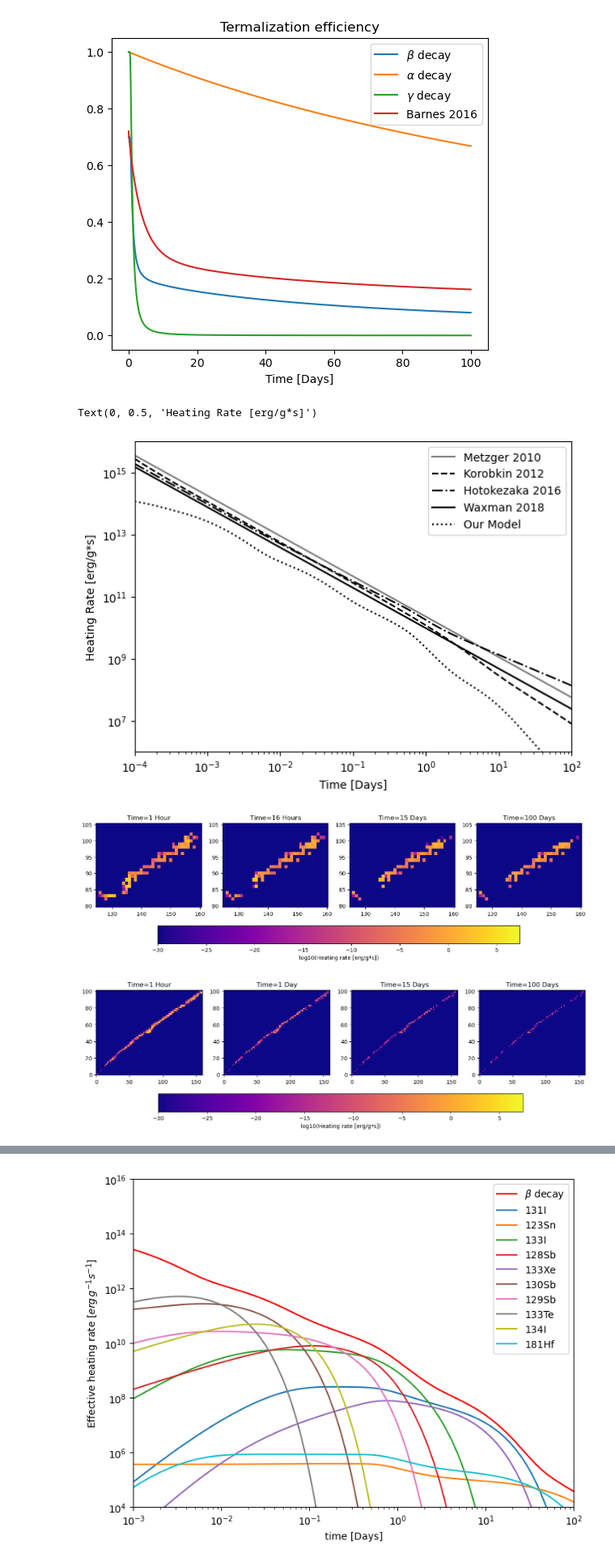
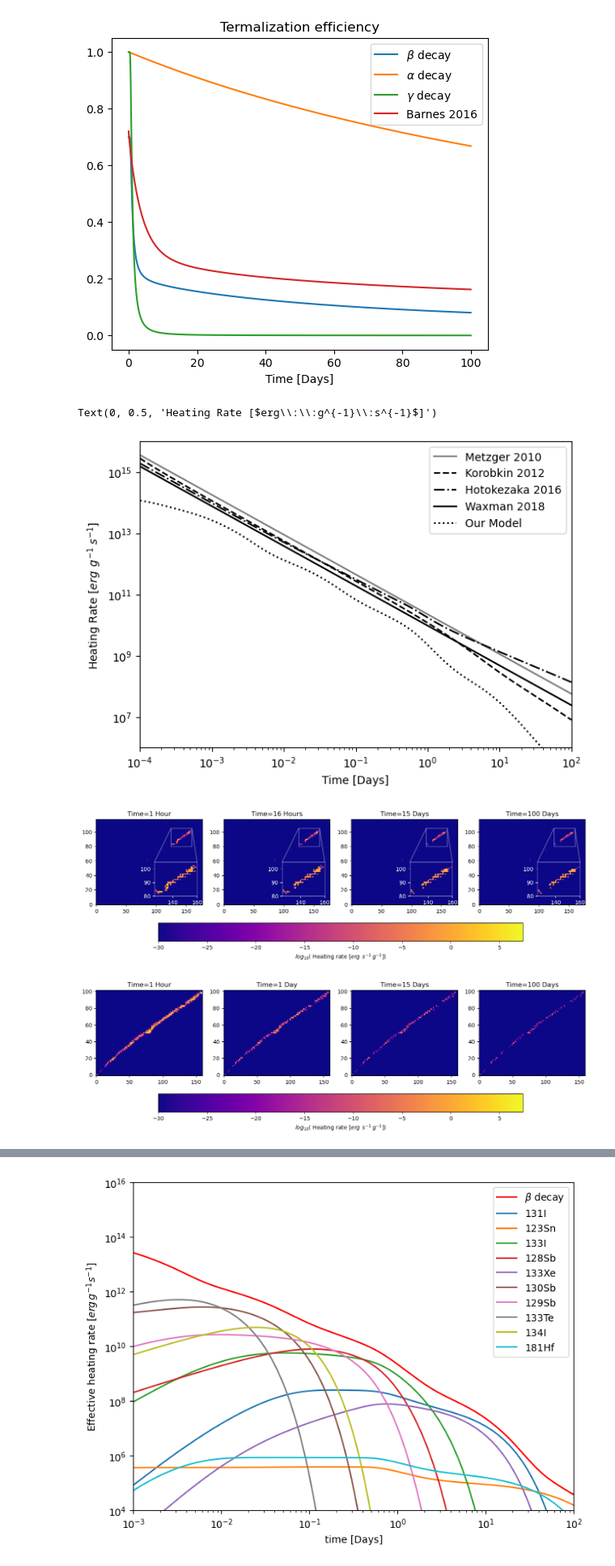
Before and after one commit to DiegoHp45/Kilonova, a Jupyter notebook: article_1.ipynb, the cells around one changed output, grey strips where cells are left out. Shown at 81% size. Cells and saved outputs as stored; diff of their text form; code cells hidden in the pictures.

Commit message:
zoom + r

```diff
--- a/article_1.ipynb
+++ b/article_1.ipynb
@@ -283,7 +283,7 @@ E_waxman_efectivo=(1-f_vy)*E_waxman*f_e
 
 
 fig1 ,ax1 = plt.subplots(1,1,figsize=(7,5))
-ax1.plot(t_dias,E_metzger,label='Metzger 2010',linestyle='-',color='black',alpha=0.5)
+ax1.plot(t_dias,E_metzger,label='Metzger 2010',linestyle='-',alpha=0.5,color='black')
 ax1.plot(t_dias,E_korobkin,label='Korobkin 2012',linestyle='--',color='black')
 ax1.plot(t_dias,E_Hoto,label='Hotokezaka 2016',linestyle='-.',color='black')
 ax1.plot(t_dias,E_waxman,label='Waxman 2018',linestyle='-',color='black')
@@ -294,10 +294,10 @@ ax1.set_xscale('log')
 ax1.set_xlim(left=1e-4,right=100)
 ax1.set_ylim(bottom=1e6,top=1e16)
 ax1.set_xlabel('Time [Days]')
-ax1.set_ylabel('Heating Rate [erg/g*s]')
+ax1.set_ylabel(r'Heating Rate [$erg\:\:g^{-1}\:s^{-1}$]')
 # %% [output]
-Text(0, 0.5, 'Heating Rate [erg/g*s]')
+Text(0, 0.5, 'Heating Rate [$erg\\:\\:g^{-1}\\:s^{-1}$]')
-[figure, old version]
+[figure, new version]
 # %%
 '''Figure 2. nucharts of heating rate'''
 
@@ -341,48 +341,54 @@ def Generar_grafica_epsion_nuchart(tiempo_abundnacia,unit,Decaimiento,x_start,x_
     subset=log_heatmap_matrix[y_start:y_end+1,x_start:x_end+1]
 
 
-    return subset,tiempo_abundnacia,unit,x_start,x_end,y_start,y_end
-subset, tiempo_abundancia, unidad,x_start,x_end,y_start,y_end = Generar_grafica_epsion_nuchart(1,'Days','Alpha',125,160,80,105)
+    return log_heatmap_matrix,subset,tiempo_abundnacia,unit,x_start,x_end,y_start,y_end
+#log_heatmap_matrix , subset, tiempo_abundancia, unidad,x_start,x_end,y_start,y_end = Generar_grafica_epsion_nuchart(1,'Days','Alpha',0,max_neutronsA,0,max_protonsA)#,125,160,80,105)
 
 fig2a, axsa = plt.subplots(1,4, figsize=(16,4))
 t_matrix=[(1,'Hours'),(16,'Hours'),(15,'Days'),(100,'Days')]
 for i, ax in enumerate(axsa.flat):
-    subset, tiempo_abundancia, unidad,x_start,x_end,y_start,y_end = Generar_grafica_epsion_nuchart(t_matrix[i][0],t_matrix[i][1],'Alpha',125,160,80,105)
-    cax = ax.imshow(subset, origin='lower', cmap='plasma', aspect='auto',vmin=-30,vmax=np.log10(5.5**10),extent=[x_start-0.5, x_end+0.5,y_start-0.5, y_end+0.5])#
-    #ax.set_xlabel("Number of Neutrons")
+    log_heatmap_matrix ,subset, tiempo_abundancia, unidad,x_start,x_end,y_start,y_end = Generar_grafica_epsion_nuchart(t_matrix[i][0],t_matrix[i][1],'Alpha',125,160,80,105)
+    cax = ax.imshow(log_heatmap_matrix, origin='lower', cmap='plasma', aspect='auto',vmin=-30,vmax=np.log10(5.5**10),extent=[-0.5, max_neutronsA+0.5,0-0.5, max_protonsA+0.5])#
+    axins=ax.inset_axes([0.55, 0.1, 0.4, 0.4],xlim=(125,160),ylim=(80,105))
+    axins.imshow(subset, origin='lower', cmap='plasma', aspect='auto',vmin=-30,vmax=np.log10(5.5**10),extent=[x_start-0.5, x_end+0.5,y_start-0.5, y_end+0.5])
+    for spine in axins.spines.values():
+        spine.set_edgecolor('white')
+        spine.set_alpha(0.5)
+    axins.tick_params(axis='both', colors='white')#,alpha=0.5)
+    ax.indicate_inset_zoom(axins,edgecolor="1")    #ax.set_xlabel("Number of Neutrons")
     #ax.set_ylabel("Number of Protons")
     if unidad=='Days':
         if t_matrix[i][0]==1:
             ax.set_title(f'Time={tiempo_abundancia} Day')
         else:
             ax.set_title(f'Time={tiempo_abundancia} Days')
     if unidad=='Hours':
         if t_matrix[i][0]==1:
             ax.set_title(f'Time={tiempo_abundancia} Hour')
         else:
             ax.set_title(f'Time={tiempo_abundancia} Hours')
 
 fig2b, axsb = plt.subplots(1,4, figsize=(16,4))
 t_matrix=[(1,'Hours'),(1,'Days'),(15,'Days'),(100,'Days')]
 for i, ax in enumerate(axsb.flat):
-    subset, tiempo_abundancia, unidad,x_start,x_end,y_start,y_end = Generar_grafica_epsion_nuchart(t_matrix[i][0],t_matrix[i][1],'Beta',0,max_neutronsB,0,max_protonsB)
+    log_heatmap_matrix ,subset, tiempo_abundancia, unidad,x_start,x_end,y_start,y_end = Generar_grafica_epsion_nuchart(t_matrix[i][0],t_matrix[i][1],'Beta',0,max_neutronsB,0,max_protonsB)
     cax = ax.imshow(subset, origin='lower', cmap='plasma', aspect='auto',vmin=-30,vmax=np.log10(5.5**10),extent=[x_start-0.5, x_end+0.5,y_start-0.5, y_end+0.5])#
     #ax.set_xlabel("Number of Neutrons")
     #ax.set_ylabel("Number of Protons")
     if unidad=='Days':
         if t_matrix[i][0]==1:
             ax.set_title(f'Time={tiempo_abundancia} Day')
         else:
             ax.set_title(f'Time={tiempo_abundancia} Days')
     if unidad=='Hours':
         if t_matrix[i][0]==1:
             ax.set_title(f'Time={tiempo_abundancia} Hour')
         else:
             ax.set_title(f'Time={tiempo_abundancia} Hours')
 colorbar = fig2a.colorbar(cax, ax=axsa.ravel().tolist(), orientation='horizontal')
-colorbar.set_label('log10(Heating rate [erg/g*s])')
+colorbar.set_label(r'$log_{10}$( Heating rate $[erg\:\:s^{-1}\:g^{-1}]$)')
 colorbar = fig2b.colorbar(cax, ax=axsb.ravel().tolist(), orientation='horizontal')
-colorbar.set_label('log10(Heating rate [erg/g*s])')
+colorbar.set_label(r'$log_{10}$( Heating rate $[erg\:\:s^{-1}\:g^{-1}]$)')
 # %% [output]
-[figure, old version]
+[figure, new version]
-[figure, old version]
+[figure, new version]
```
Also changed, not shown: parts of 4 cells of this notebook.
